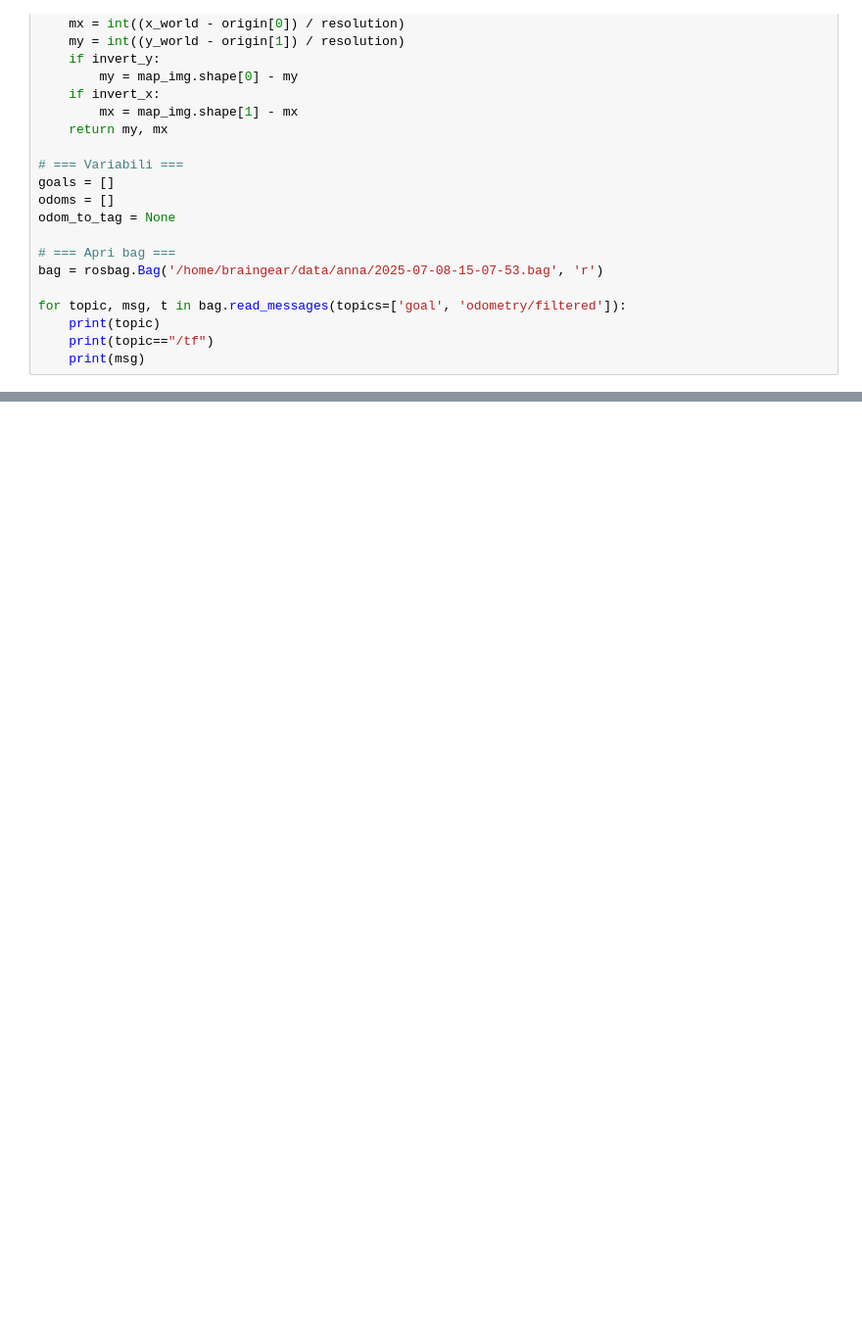
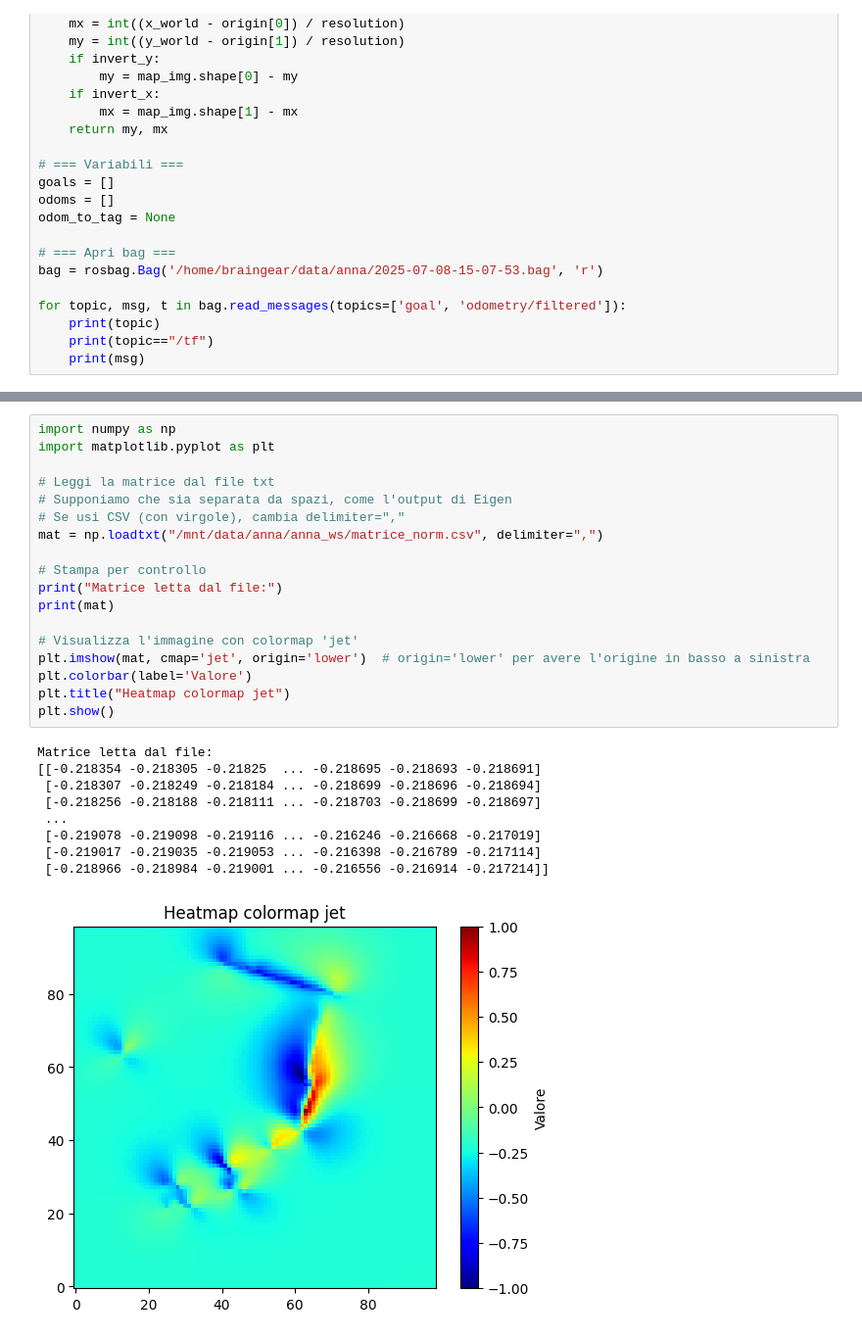
Before and after one commit to AnnaPlt/nav_master, a Jupyter notebook: scripts/prove.ipynb, the cells around one changed output, grey strips where cells are left out. Shown at 98% size. Cells and saved outputs as stored; diff of their text form; blank space fills up the shorter version.

```diff
--- a/scripts/prove.ipynb
+++ b/scripts/prove.ipynb
@@ -646,0 +708,28 @@ for topic, msg, t in bag.read_messages(topics=['goal', 'odometry/filtered']):
+# %%
+import numpy as np
+import matplotlib.pyplot as plt
+
+# Leggi la matrice dal file txt
+# Supponiamo che sia separata da spazi, come l'output di Eigen
+# Se usi CSV (con virgole), cambia delimiter=","
+mat = np.loadtxt("/mnt/data/anna/anna_ws/matrice_norm.csv", delimiter=",")
+
+# Stampa per controllo
+print("Matrice letta dal file:")
+print(mat)
+
+# Visualizza l'immagine con colormap 'jet'
+plt.imshow(mat, cmap='jet', origin='lower')  # origin='lower' per avere l'origine in basso a sinistra
+plt.colorbar(label='Valore')
+plt.title("Heatmap colormap jet")
+plt.show()
+# %% [output]
+Matrice letta dal file:
+[[-0.218354 -0.218305 -0.21825  ... -0.218695 -0.218693 -0.218691]
+ [-0.218307 -0.218249 -0.218184 ... -0.218699 -0.218696 -0.218694]
+ [-0.218256 -0.218188 -0.218111 ... -0.218703 -0.218699 -0.218697]
+ ...
+ [-0.219078 -0.219098 -0.219116 ... -0.216246 -0.216668 -0.217019]
+ [-0.219017 -0.219035 -0.219053 ... -0.216398 -0.216789 -0.217114]
+ [-0.218966 -0.218984 -0.219001 ... -0.216556 -0.216914 -0.217214]]
+[figure, added]
```
Also changed, not shown: parts of 7 cells of this notebook, 6 other files.
